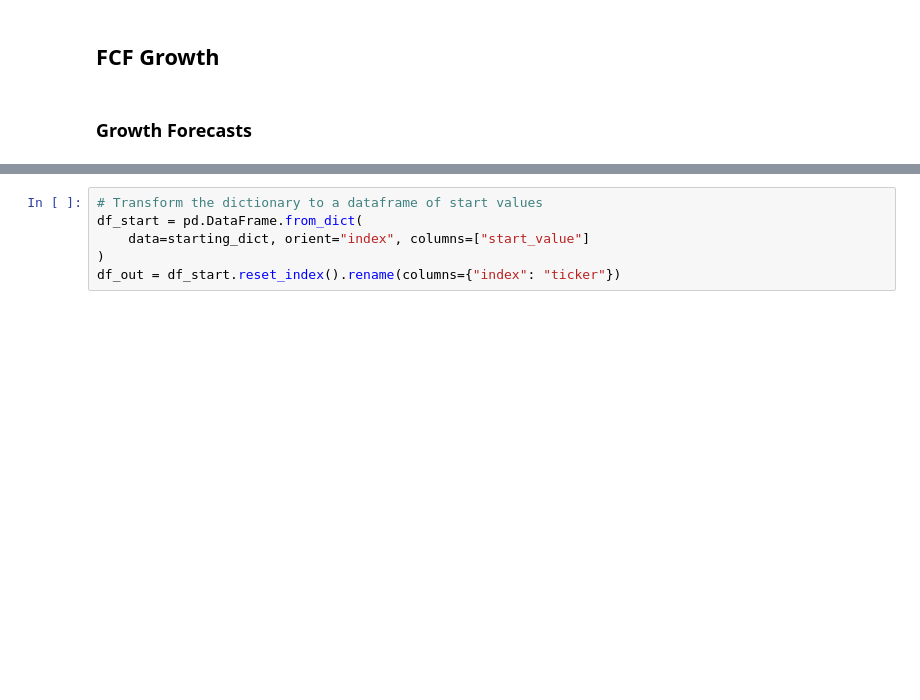
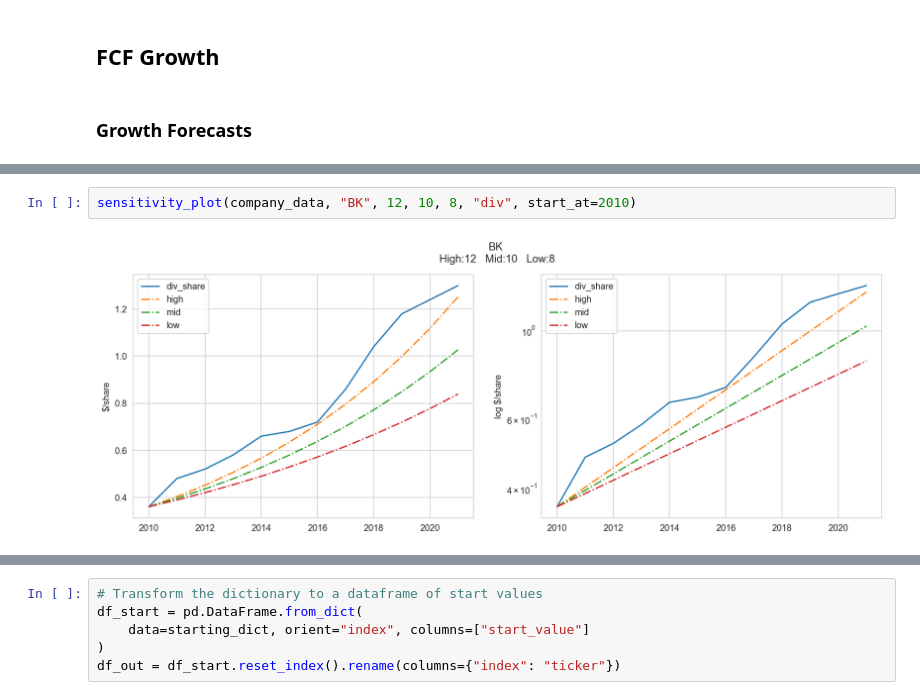
Before and after one commit to nomalet/investing, a Jupyter notebook: notebooks/2 Forecasts for Dividends.ipynb, the cells around one changed output, grey strips where cells are left out. Saved outputs shown, nothing was run; the diff lists cells and outputs as text; blank space fills up the shorter version.

```diff
--- a/notebooks/2 Forecasts for Dividends.ipynb
+++ b/notebooks/2 Forecasts for Dividends.ipynb
@@ -187,0 +112,4 @@ for key, value in company_data.items():
+# %%
+sensitivity_plot(company_data, "BK", 12, 10, 8, "div", start_at=2010)
+# %% [output]
+[figure, added]
```
Also changed, not shown: parts of 53 cells of this notebook, 11 other files.
